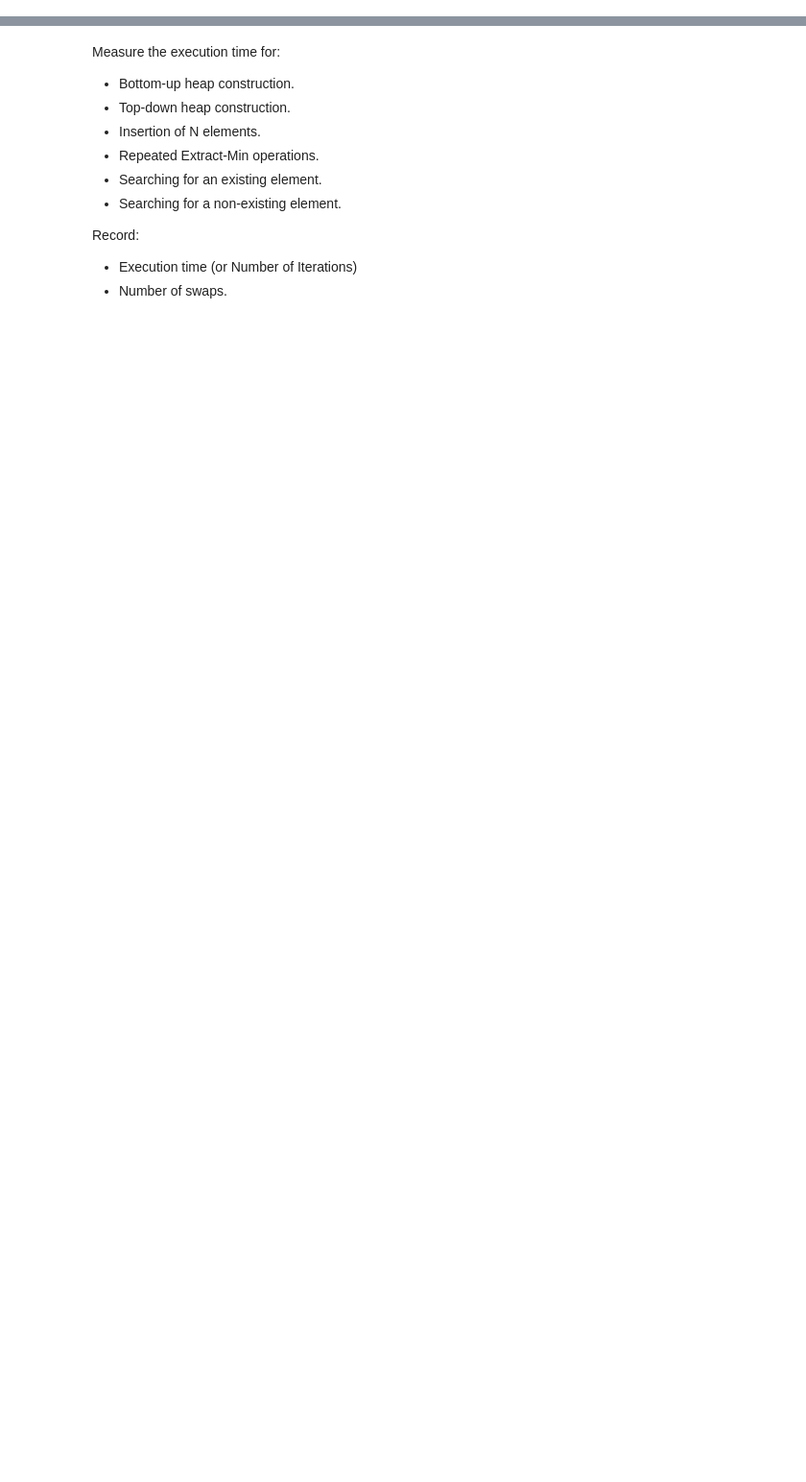
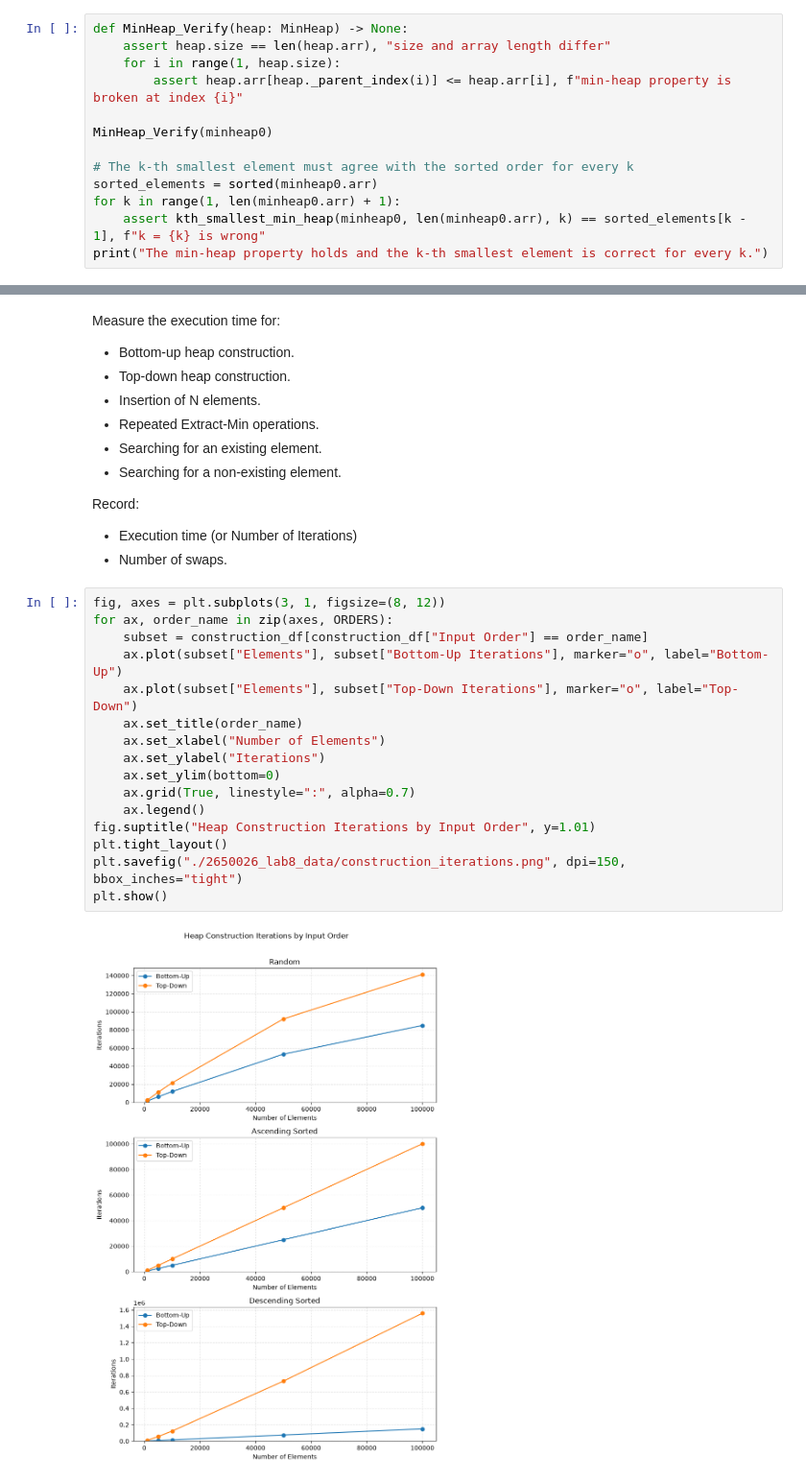
Before and after one commit to c43-sar/2650026_CS69101, a Jupyter notebook: 2650026_lab8.ipynb, the cells around one changed output, grey strips where cells are left out. Shown at 96% size. Saved outputs shown, nothing was run; the diff lists cells and outputs as text; blank space fills up the shorter version.

```diff
--- a/2650026_lab8.ipynb
+++ b/2650026_lab8.ipynb
@@ -275,0 +268,13 @@ print(f"7th smallest element in the MinHeap: {kth_smallest_min_heap(minheap0, le
+# %%
+def MinHeap_Verify(heap: MinHeap) -> None:
+    assert heap.size == len(heap.arr), "size and array length differ"
+    for i in range(1, heap.size):
+        assert heap.arr[heap._parent_index(i)] <= heap.arr[i], f"min-heap property is broken at index {i}"
+
+MinHeap_Verify(minheap0)
+
+# The k-th smallest element must agree with the sorted order for every k
+sorted_elements = sorted(minheap0.arr)
+for k in range(1, len(minheap0.arr) + 1):
+    assert kth_smallest_min_heap(minheap0, len(minheap0.arr), k) == sorted_elements[k - 1], f"k = {k} is wrong"
+print("The min-heap property holds and the k-th smallest element is correct for every k.")
@@ -295,3 +460,21 @@ Measure the execution time for:
 Record:
 - Execution time (or Number of Iterations)
 - Number of swaps.
+# %%
+fig, axes = plt.subplots(3, 1, figsize=(8, 12))
+for ax, order_name in zip(axes, ORDERS):
+    subset = construction_df[construction_df["Input Order"] == order_name]
+    ax.plot(subset["Elements"], subset["Bottom-Up Iterations"], marker="o", label="Bottom-Up")
+    ax.plot(subset["Elements"], subset["Top-Down Iterations"], marker="o", label="Top-Down")
+    ax.set_title(order_name)
+    ax.set_xlabel("Number of Elements")
+    ax.set_ylabel("Iterations")
+    ax.set_ylim(bottom=0)
+    ax.grid(True, linestyle=":", alpha=0.7)
+    ax.legend()
+fig.suptitle("Heap Construction Iterations by Input Order", y=1.01)
+plt.tight_layout()
+plt.savefig("./2650026_lab8_data/construction_iterations.png", dpi=150, bbox_inches="tight")
+plt.show()
+# %% [output]
+[figure, added]
```
Also changed, not shown: parts of 24 cells of this notebook, 11 other files.
